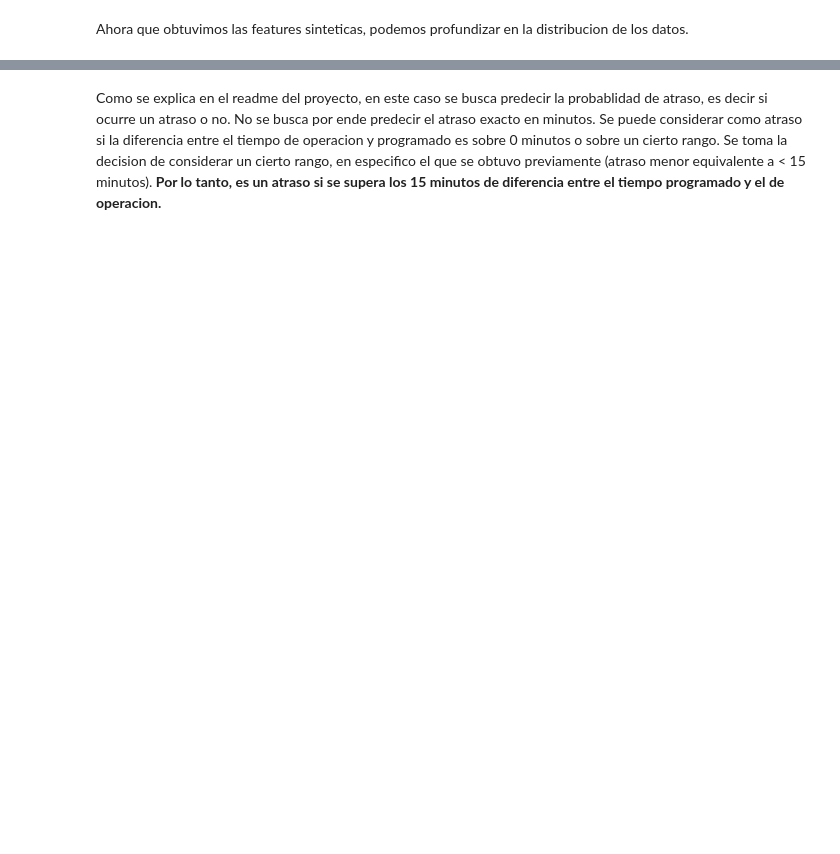
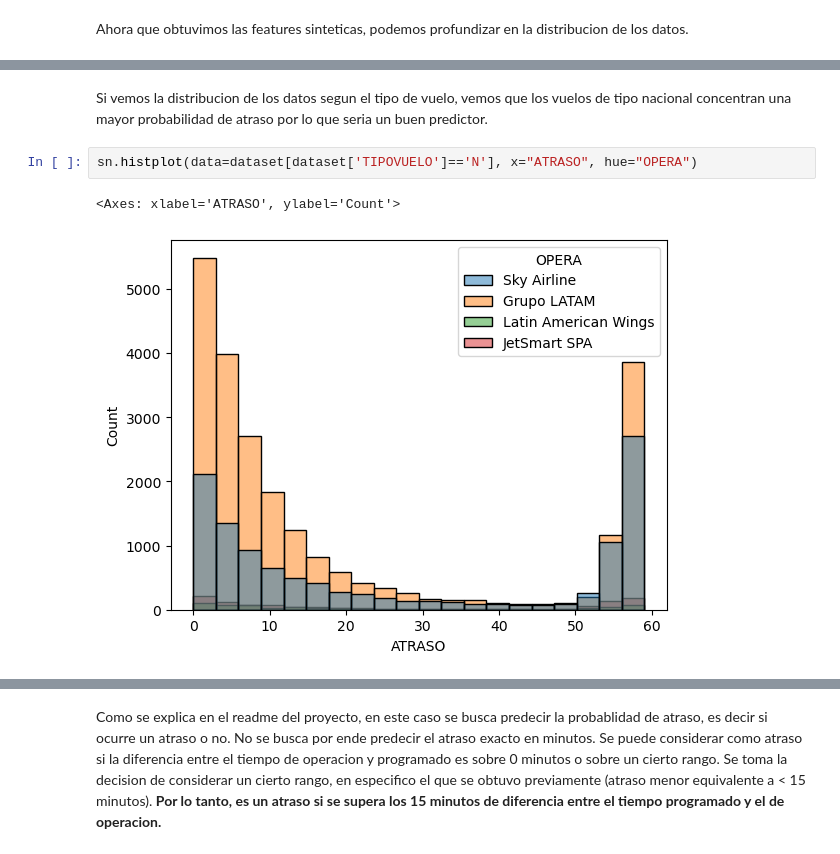
Before and after one commit to sricke/flight-delays, a Jupyter notebook: notebooks/preprocess.ipynb, the cells around one changed output, grey strips where cells are left out. Saved outputs shown, nothing was run; the diff lists cells and outputs as text; blank space fills up the shorter version.

```diff
--- a/notebooks/preprocess.ipynb
+++ b/notebooks/preprocess.ipynb
@@ -131,0 +140,7 @@ sn.histplot(data=dataset, x="Delay")
+# %% [markdown]
+Si vemos la distribucion de los datos segun el tipo de vuelo, vemos que los vuelos de tipo nacional concentran una mayor probabilidad de atraso por lo que seria un buen predictor.
+# %%
+sn.histplot(data=dataset[dataset['TIPOVUELO']=='N'], x="ATRASO", hue="OPERA")
+# %% [output]
+<Axes: xlabel='ATRASO', ylabel='Count'>
+[figure, added]
```
Also changed, not shown: parts of 32 cells of this notebook.
